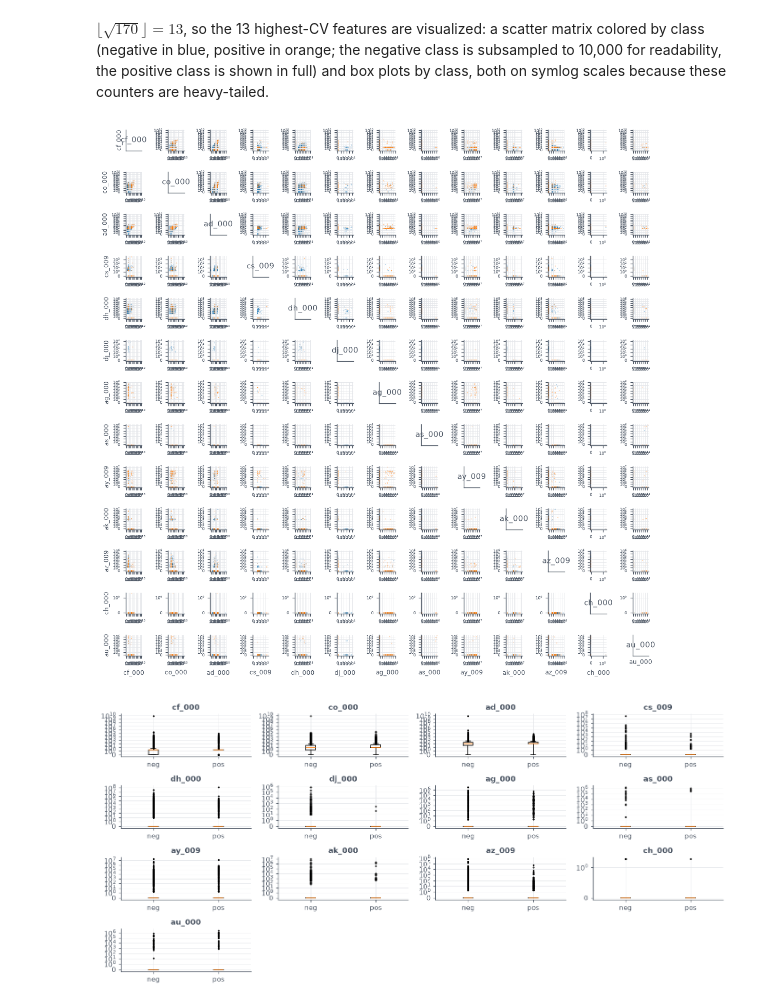
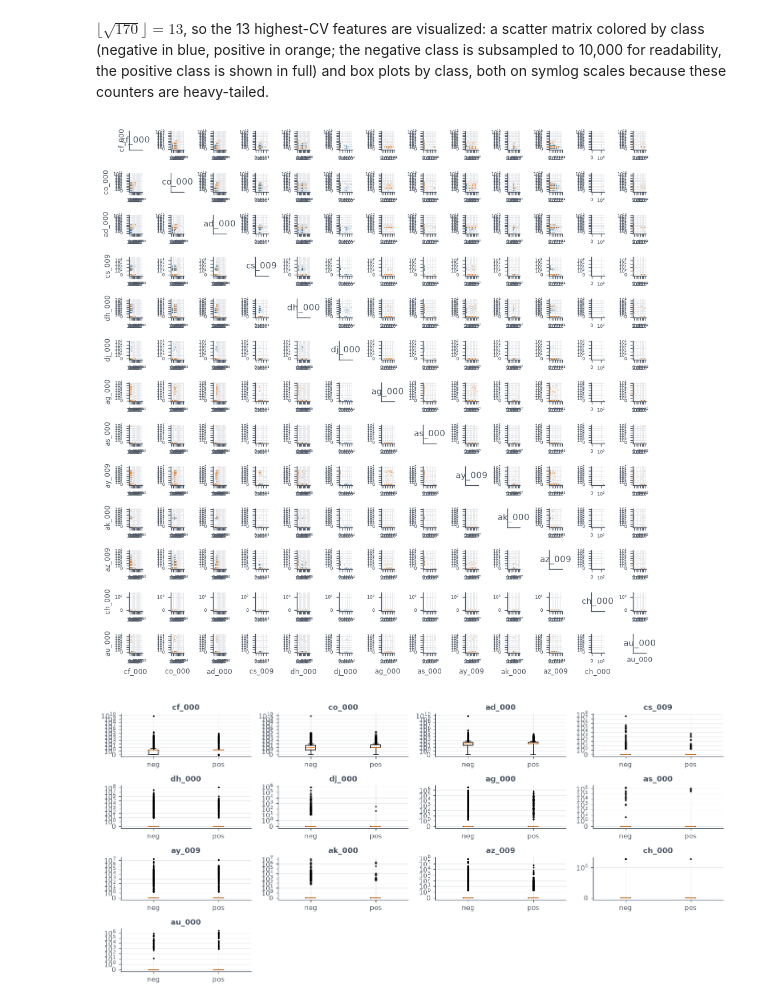
Before and after one commit to oliauusc/DSCI552_HW6, a Jupyter notebook: notebook/Liau_Olivia_HW6.ipynb, the cells around one changed output. Drawn from its saved outputs; the diff is of its cells as text; code cells hidden in the pictures.

```diff
--- a/notebook/Liau_Olivia_HW6.ipynb
+++ b/notebook/Liau_Olivia_HW6.ipynb
@@ -223,35 +212,35 @@ neg_idx = np.where(train_y == 0)[0]
 rng = np.random.default_rng(RANDOM_STATE)
 neg_sample = rng.choice(neg_idx, size=10000, replace=False)
 plot_idx = np.concatenate([neg_sample, np.where(train_y == 1)[0]])
 plot_X = train_X_imp.iloc[plot_idx]
 plot_y = train_y[plot_idx]
 
 n = len(top13_names)
-fig, axes = plt.subplots(n, n, figsize=(10, 10))
+fig, axes = plt.subplots(n, n, figsize=(9, 9))
 for i in range(n):
     for j in range(n):
         ax = axes[i, j]
         if i == j:
             ax.text(0.5, 0.5, top13_names[i], ha="center", va="center",
                     transform=ax.transAxes, fontsize=10)
             ax.set_xticks([])
             ax.set_yticks([])
         else:
             for cls, color in [(0, "C0"), (1, "C1")]:
                 ax.scatter(plot_X.loc[plot_y == cls, top13_names[j]],
                            plot_X.loc[plot_y == cls, top13_names[i]],
                            s=2, alpha=0.3, color=color, edgecolors="none")
             ax.set_xscale("symlog", linthresh=1)
             ax.set_yscale("symlog", linthresh=1)
             ax.tick_params(labelsize=5)
         if i == n - 1:
             ax.set_xlabel(top13_names[j], fontsize=8)
         if j == 0:
             ax.set_ylabel(top13_names[i], fontsize=8)
 plt.tight_layout()
 plt.show()
 # %% [output]
-[figure, old version]
+[figure, new version]
 # %%
 # box plots of the 13 features by class
 fig, axes = plt.subplots(4, 4, figsize=(13, 6))
```
Also changed, not shown: parts of 3 cells of this notebook.
